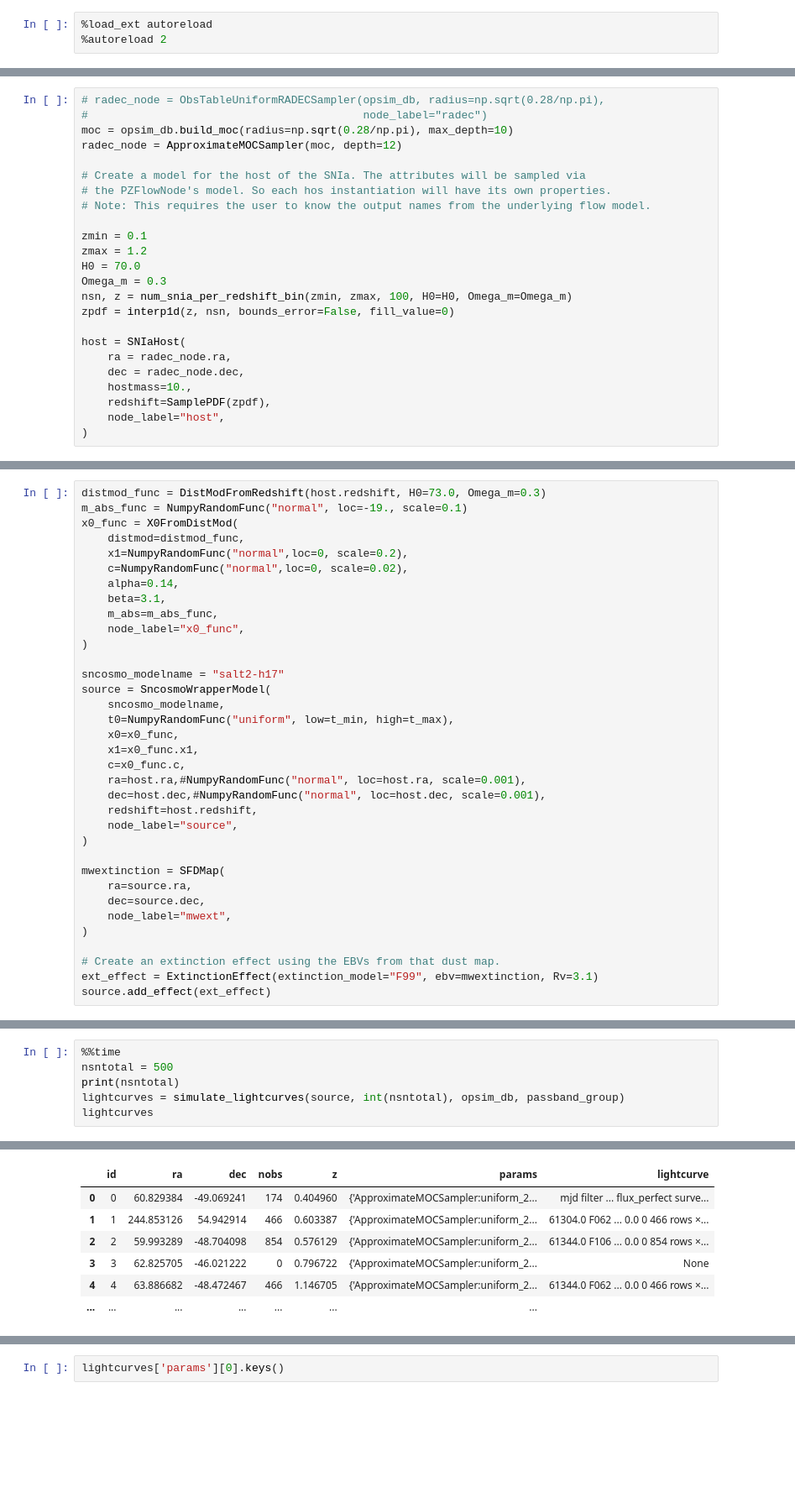
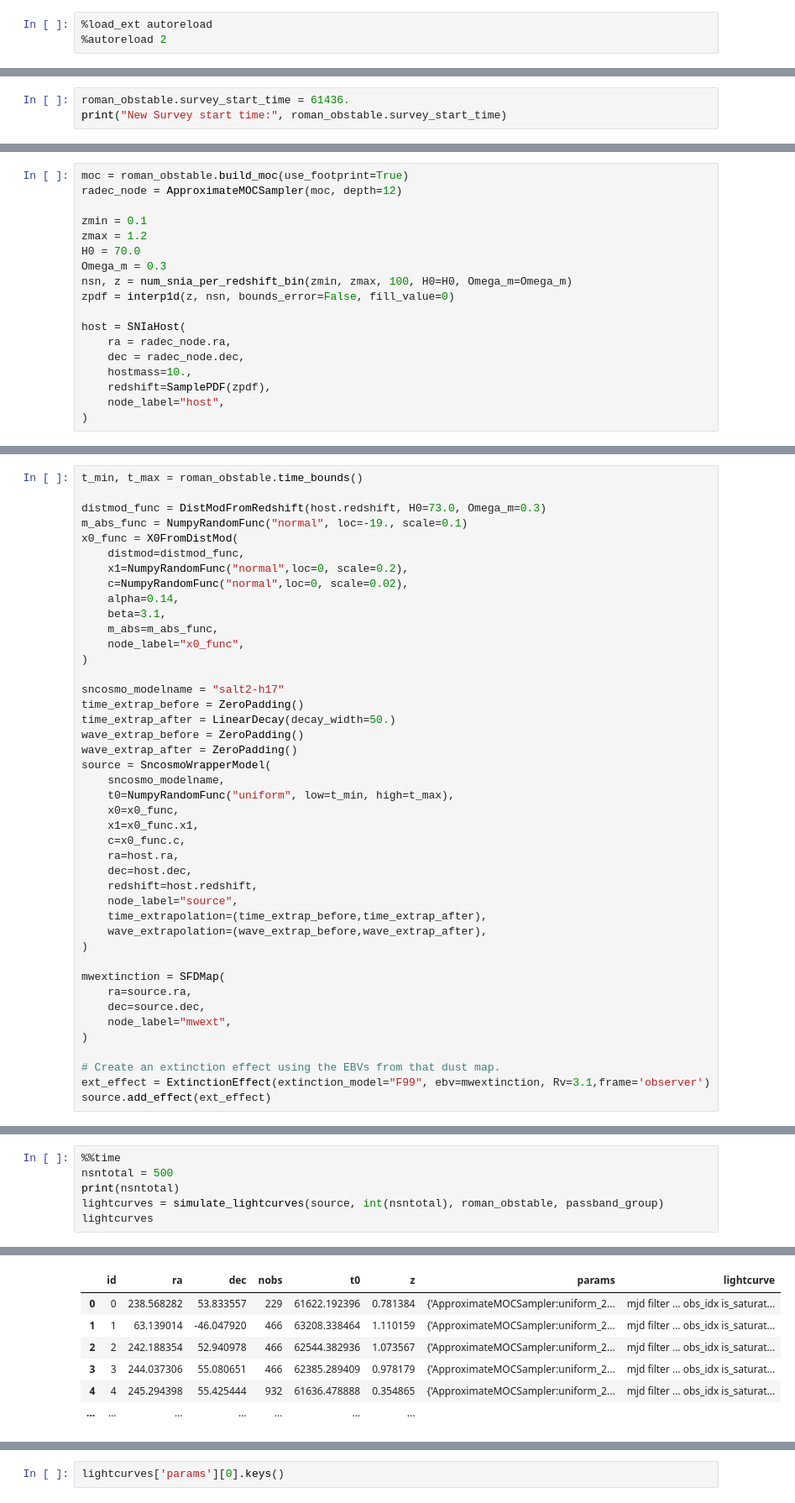
Before and after one commit to mi-dai/lightcurvelynx_roman, a Jupyter notebook: roman_sim.ipynb, the cells around one changed output, grey strips where cells are left out. Shown at 84% size. Cells and saved outputs as stored; diff of their text form; blank space fills up the shorter version.

```diff
--- a/roman_sim.ipynb
+++ b/roman_sim.ipynb
@@ -59,0 +97,3 @@ Wall time: 565 ms
+# %%
+roman_obstable.survey_start_time = 61436.
+print("New Survey start time:", roman_obstable.survey_start_time)
@@ -60,12 +111,6 @@ Wall time: 565 ms
 # %%
-# radec_node = ObsTableUniformRADECSampler(opsim_db, radius=np.sqrt(0.28/np.pi),
-#                                          node_label="radec")
-moc = opsim_db.build_moc(radius=np.sqrt(0.28/np.pi), max_depth=10)
+moc = roman_obstable.build_moc(use_footprint=True)
 radec_node = ApproximateMOCSampler(moc, depth=12)
-
-# Create a model for the host of the SNIa. The attributes will be sampled via
-# the PZFlowNode's model. So each hos instantiation will have its own properties.
-# Note: This requires the user to know the output names from the underlying flow model.
 
 zmin = 0.1
 zmax = 1.2
@@ -84,4 +131,6 @@ host = SNIaHost(
 # %%
+t_min, t_max = roman_obstable.time_bounds()
+
 distmod_func = DistModFromRedshift(host.redshift, H0=73.0, Omega_m=0.3)
 m_abs_func = NumpyRandomFunc("normal", loc=-19., scale=0.1)
 x0_func = X0FromDistMod(
@@ -95,16 +144,22 @@ x0_func = X0FromDistMod(
 )
 
 sncosmo_modelname = "salt2-h17"
+time_extrap_before = ZeroPadding()
+time_extrap_after = LinearDecay(decay_width=50.)
+wave_extrap_before = ZeroPadding()
+wave_extrap_after = ZeroPadding()
 source = SncosmoWrapperModel(
     sncosmo_modelname,
     t0=NumpyRandomFunc("uniform", low=t_min, high=t_max),
     x0=x0_func,
     x1=x0_func.x1,
     c=x0_func.c,
-    ra=host.ra,#NumpyRandomFunc("normal", loc=host.ra, scale=0.001),
-    dec=host.dec,#NumpyRandomFunc("normal", loc=host.dec, scale=0.001),
+    ra=host.ra,
+    dec=host.dec,
     redshift=host.redshift,
     node_label="source",
+    time_extrapolation=(time_extrap_before,time_extrap_after),
+    wave_extrapolation=(wave_extrap_before,wave_extrap_after),
 )
 
 mwextinction = SFDMap(
@@ -114,5 +169,5 @@ mwextinction = SFDMap(
 )
 
 # Create an extinction effect using the EBVs from that dust map.
-ext_effect = ExtinctionEffect(extinction_model="F99", ebv=mwextinction, Rv=3.1)
+ext_effect = ExtinctionEffect(extinction_model="F99", ebv=mwextinction, Rv=3.1,frame='observer')
 source.add_effect(ext_effect)
@@ -124,7 +177,7 @@ to the directory /Users/mi/Work/tdastro/tdastro/data/dustmaps/sfdmap2
 %%time
 nsntotal = 500
 print(nsntotal)
-lightcurves = simulate_lightcurves(source, int(nsntotal), opsim_db, passband_group)
+lightcurves = simulate_lightcurves(source, int(nsntotal), roman_obstable, passband_group)
 lightcurves
 # %% [output]
 500
@@ -150,7 +203,7 @@ Wall time: 4.7 s
-|  | id | ra | dec | nobs | z | params | lightcurve |
-| 0 | 0 | 60.829384 | -49.069241 | 174 | 0.404960 | {'ApproximateMOCSampler:uniform_2... | mjd filter ... flux_perfect surve... |
-| 1 | 1 | 244.853126 | 54.942914 | 466 | 0.603387 | {'ApproximateMOCSampler:uniform_2... | 61304.0 F062 ... 0.0 0 466 rows ×... |
-| 2 | 2 | 59.993289 | -48.704098 | 854 | 0.576129 | {'ApproximateMOCSampler:uniform_2... | 61344.0 F106 ... 0.0 0 854 rows ×... |
-| 3 | 3 | 62.825705 | -46.021222 | 0 | 0.796722 | {'ApproximateMOCSampler:uniform_2... | None |
-| 4 | 4 | 63.886682 | -48.472467 | 466 | 1.146705 | {'ApproximateMOCSampler:uniform_2... | 61344.0 F062 ... 0.0 0 466 rows ×... |
+|  | id | ra | dec | nobs | t0 | z | params | lightcurve |
+| 0 | 0 | 238.568282 | 53.833557 | 229 | 61622.192396 | 0.781384 | {'ApproximateMOCSampler:uniform_2... | mjd filter ... obs_idx is_saturat... |
+| 1 | 1 | 63.139014 | -46.047920 | 466 | 63208.338464 | 1.110159 | {'ApproximateMOCSampler:uniform_2... | mjd filter ... obs_idx is_saturat... |
+| 2 | 2 | 242.188354 | 52.940978 | 466 | 62544.382936 | 1.073567 | {'ApproximateMOCSampler:uniform_2... | mjd filter ... obs_idx is_saturat... |
+| 3 | 3 | 244.037306 | 55.080651 | 466 | 62385.289409 | 0.978179 | {'ApproximateMOCSampler:uniform_2... | mjd filter ... obs_idx is_saturat... |
+| 4 | 4 | 245.294398 | 55.425444 | 932 | 61636.478888 | 0.354865 | {'ApproximateMOCSampler:uniform_2... | mjd filter ... obs_idx is_saturat... |
 | ... | ... | ... | ... | ... | ... | ... |
```
Also changed, not shown: parts of 24 cells of this notebook, 1 other file.
